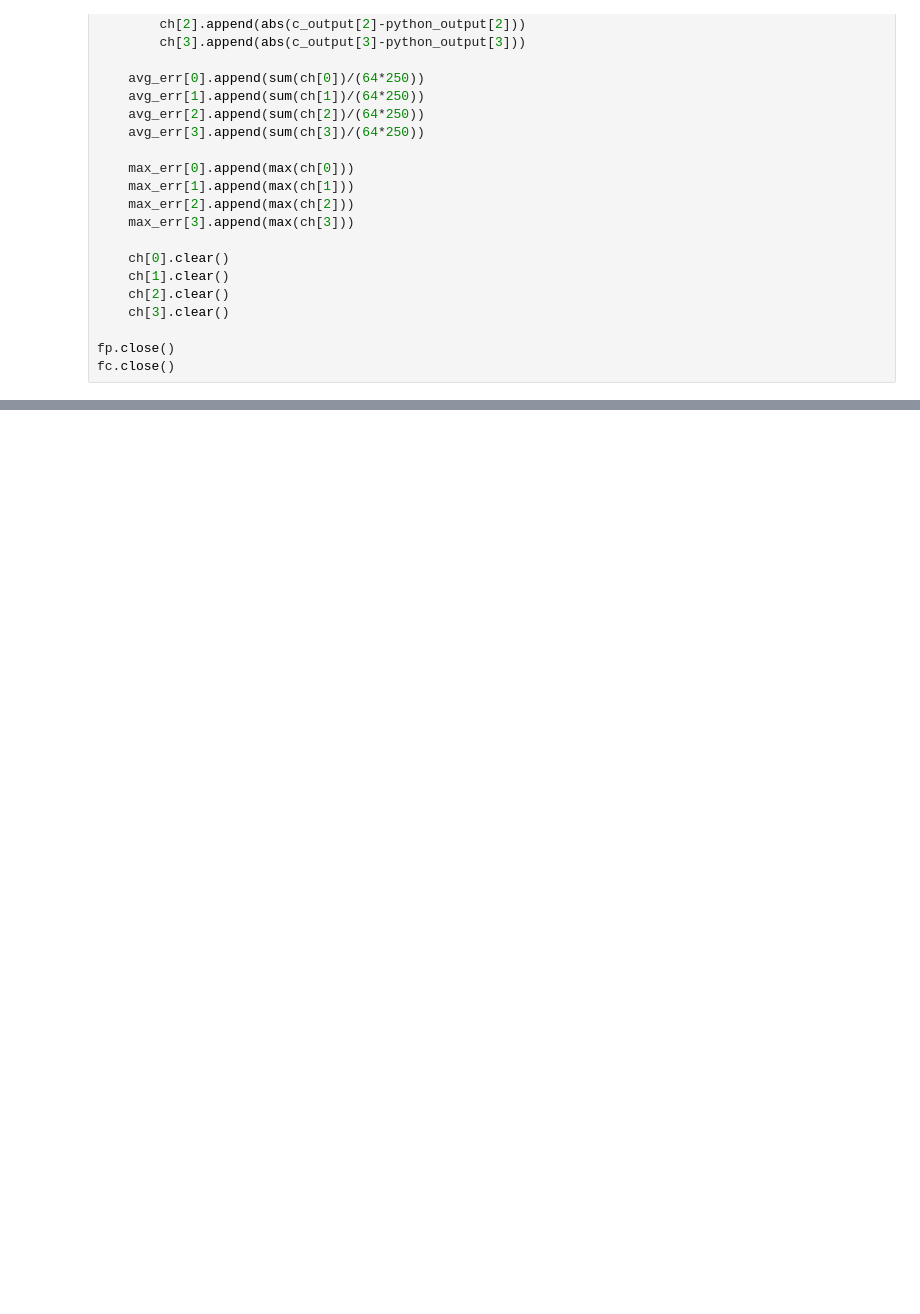
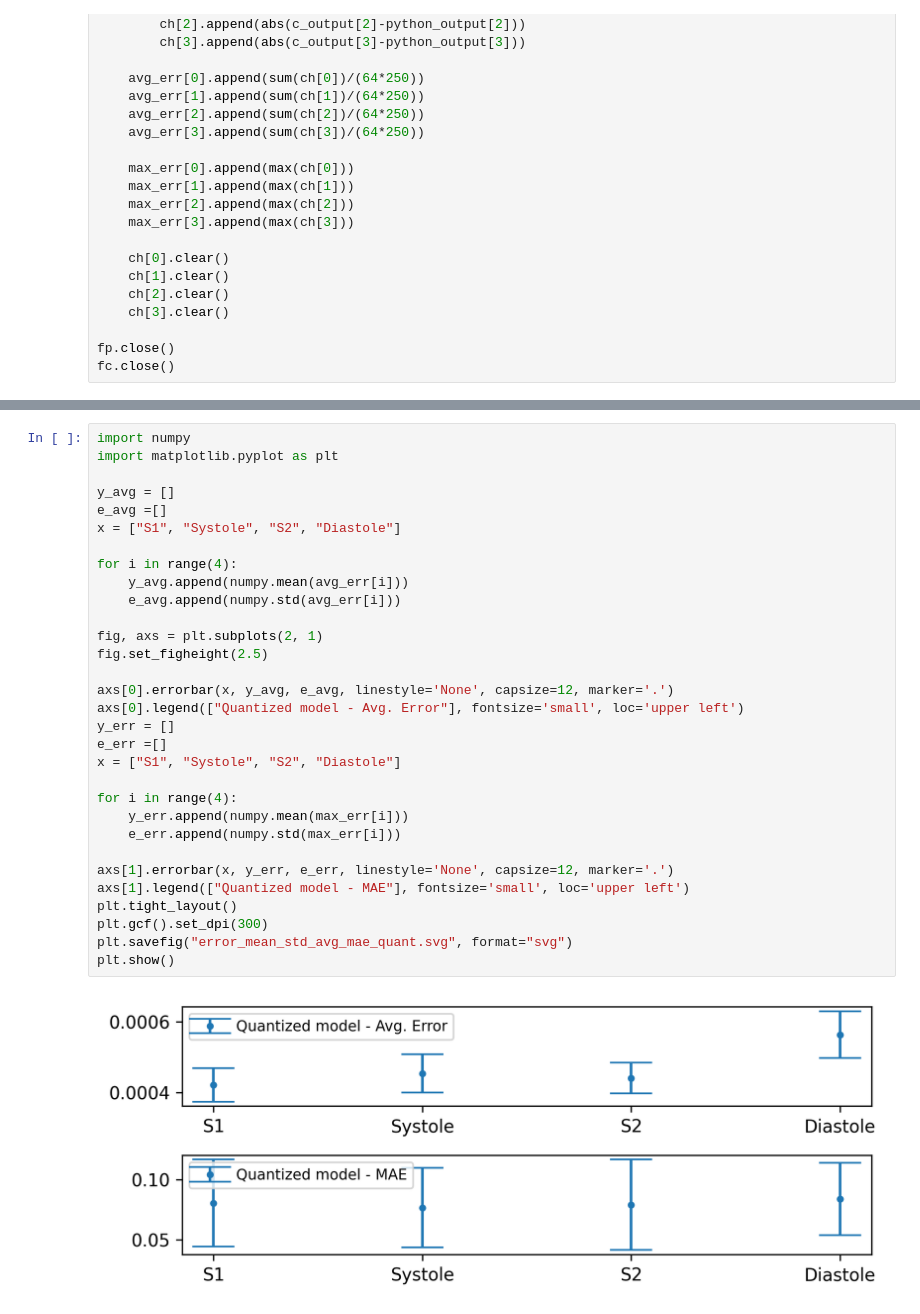
Before and after one commit to domenico-rgs/HSS-on-RiscV, a Jupyter notebook: src/utils/data_analysis/quantization_analysis2.ipynb, the cells around one changed output, grey strips where cells are left out. Drawn from its saved outputs; the diff is of its cells as text; blank space fills up the shorter version.

```diff
--- a/src/utils/data_analysis/quantization_analysis2.ipynb
+++ b/src/utils/data_analysis/quantization_analysis2.ipynb
@@ -119,0 +120,33 @@ plt.show()
+# %%
+import numpy
+import matplotlib.pyplot as plt
+
+y_avg = []
+e_avg =[]
+x = ["S1", "Systole", "S2", "Diastole"]
+
+for i in range(4):
+    y_avg.append(numpy.mean(avg_err[i]))
+    e_avg.append(numpy.std(avg_err[i]))
+
+fig, axs = plt.subplots(2, 1)
+fig.set_figheight(2.5)
+
+axs[0].errorbar(x, y_avg, e_avg, linestyle='None', capsize=12, marker='.')
+axs[0].legend(["Quantized model - Avg. Error"], fontsize='small', loc='upper left')
+y_err = []
+e_err =[]
+x = ["S1", "Systole", "S2", "Diastole"]
+
+for i in range(4):
+    y_err.append(numpy.mean(max_err[i]))
+    e_err.append(numpy.std(max_err[i]))
+
+axs[1].errorbar(x, y_err, e_err, linestyle='None', capsize=12, marker='.')
+axs[1].legend(["Quantized model - MAE"], fontsize='small', loc='upper left')
+plt.tight_layout()
+plt.gcf().set_dpi(300)
+plt.savefig("error_mean_std_avg_mae_quant.svg", format="svg")
+plt.show()
+# %% [output]
+[figure, added]
```
Also changed, not shown: parts of 4 cells of this notebook, 4 other files.
